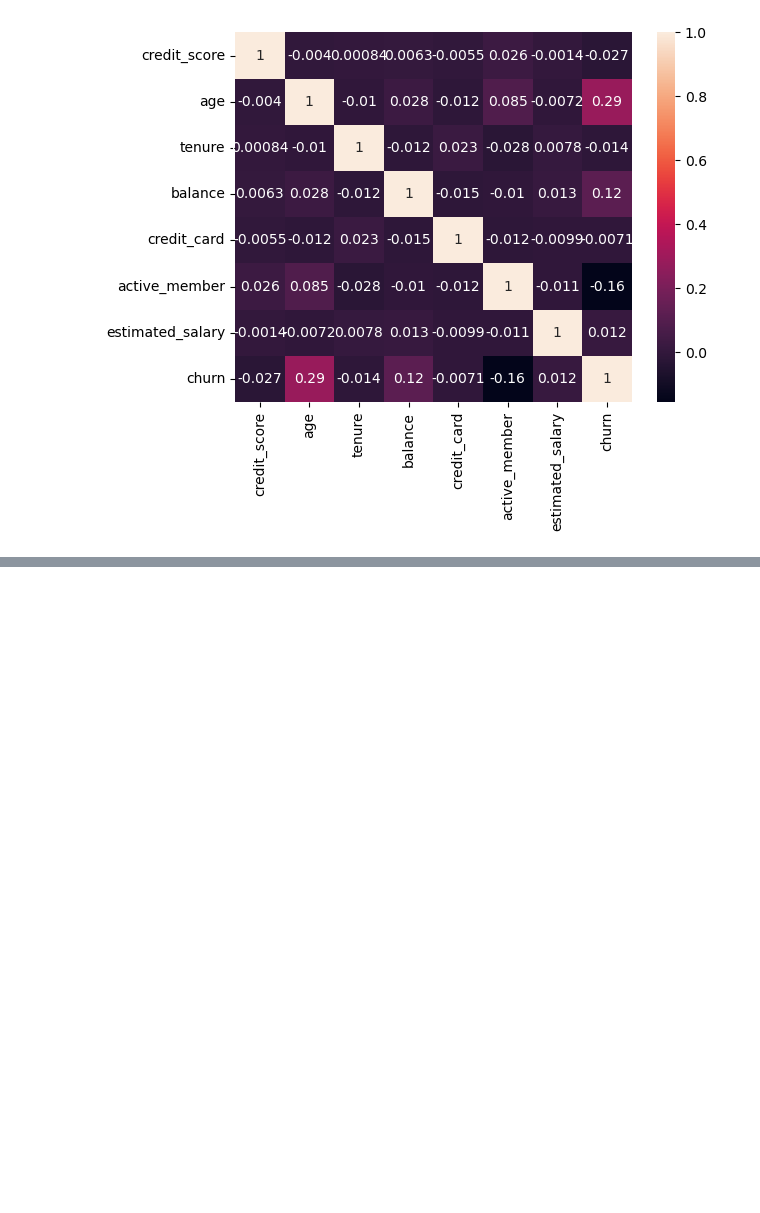
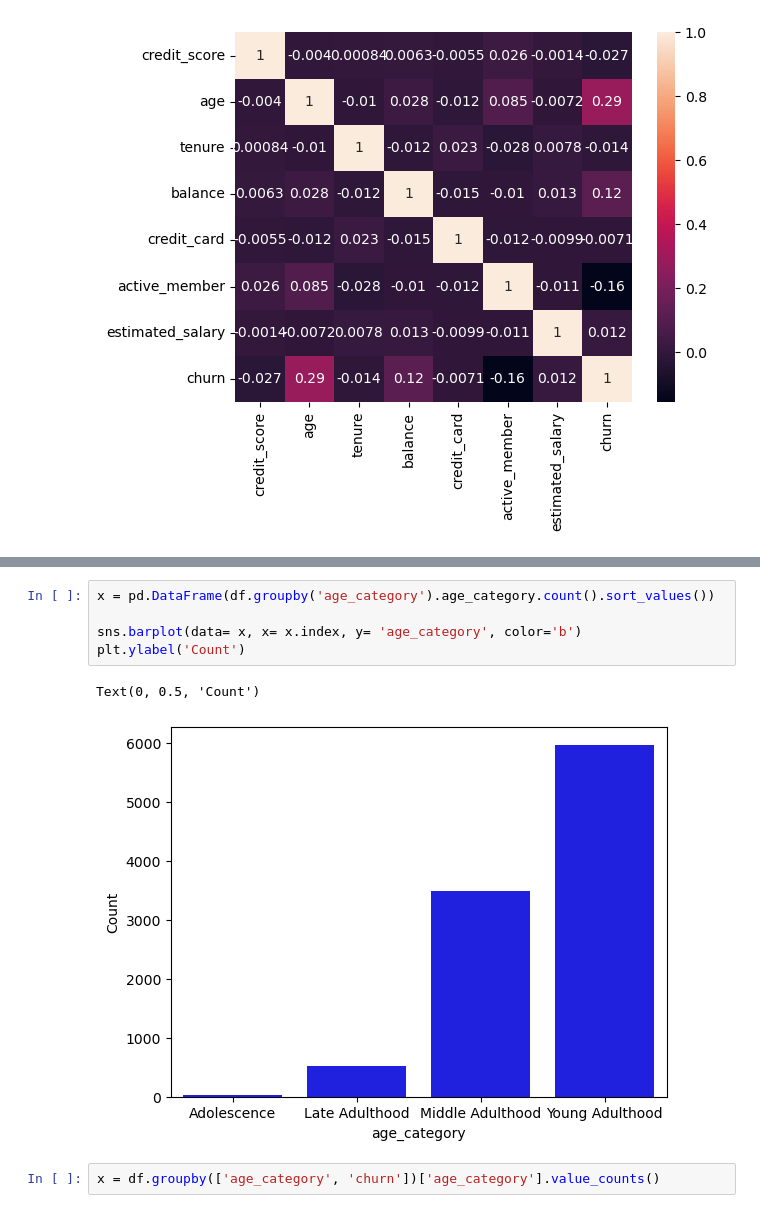
Before and after one commit to bakasheddy/RetainMe-Predicting-Customer-Retention, a Jupyter notebook: Notebook.ipynb, the cells around one changed output, grey strips where cells are left out. Drawn from its saved outputs; the diff is of its cells as text; blank space fills up the shorter version.

```diff
--- a/Notebook.ipynb
+++ b/Notebook.ipynb
@@ -160,0 +141,10 @@ df.groupby(['age_category', 'churn']).count()
+# %%
+x = pd.DataFrame(df.groupby('age_category').age_category.count().sort_values())
+
+sns.barplot(data= x, x= x.index, y= 'age_category', color='b')
+plt.ylabel('Count')
+# %% [output]
+Text(0, 0.5, 'Count')
+[figure, added]
+# %%
+x = df.groupby(['age_category', 'churn'])['age_category'].value_counts()
```
Also changed, not shown: parts of 5 cells of this notebook.
